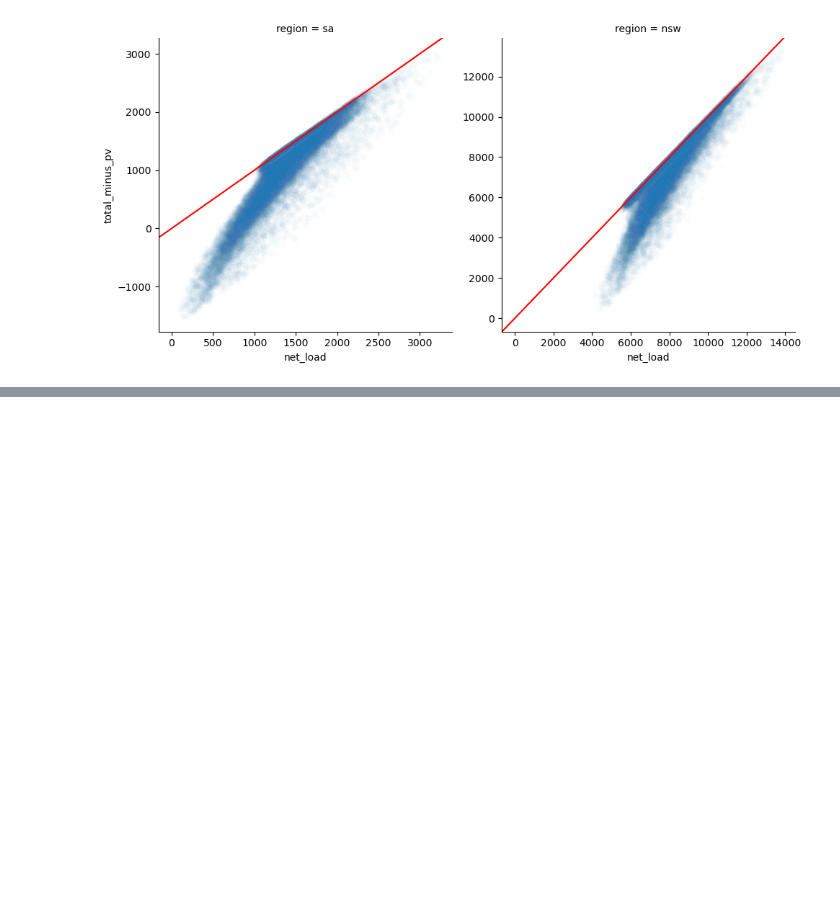
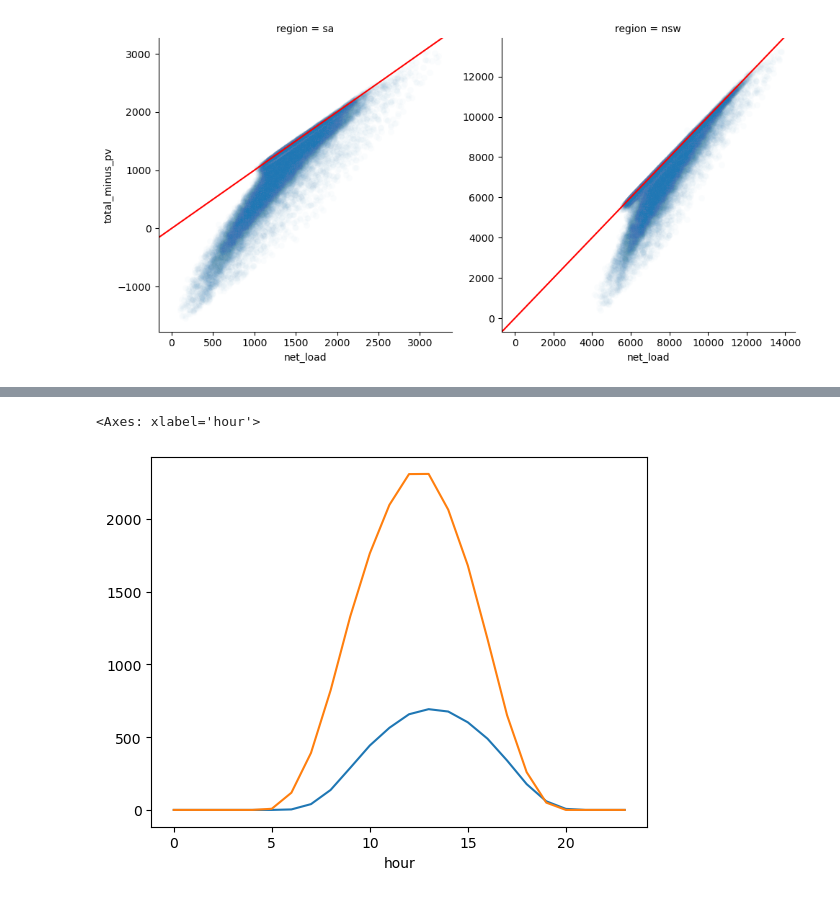
Before and after one commit to chaserobertson/tesla-stlf, a Jupyter notebook: notebooks/net_v_total_load.ipynb, the cells around one changed output, grey strips where cells are left out. Cells and saved outputs as stored; diff of their text form; code cells hidden in the pictures; blank space fills up the shorter version.

```diff
--- a/notebooks/net_v_total_load.ipynb
+++ b/notebooks/net_v_total_load.ipynb
@@ -18,0 +31,6 @@ for ax in fg.axes.flat:
+# %%
+sa.assign(hour = pd.to_datetime(sa['datetime']).dt.hour).groupby('hour').mean()['pv_est'].plot()
+sa.assign(hour = pd.to_datetime(sa['datetime']).dt.hour).groupby('hour').mean()['radkjm2'].plot()
+# %% [output]
+<Axes: xlabel='hour'>
+[figure, added]
```
Also changed, not shown: parts of 4 cells of this notebook.
